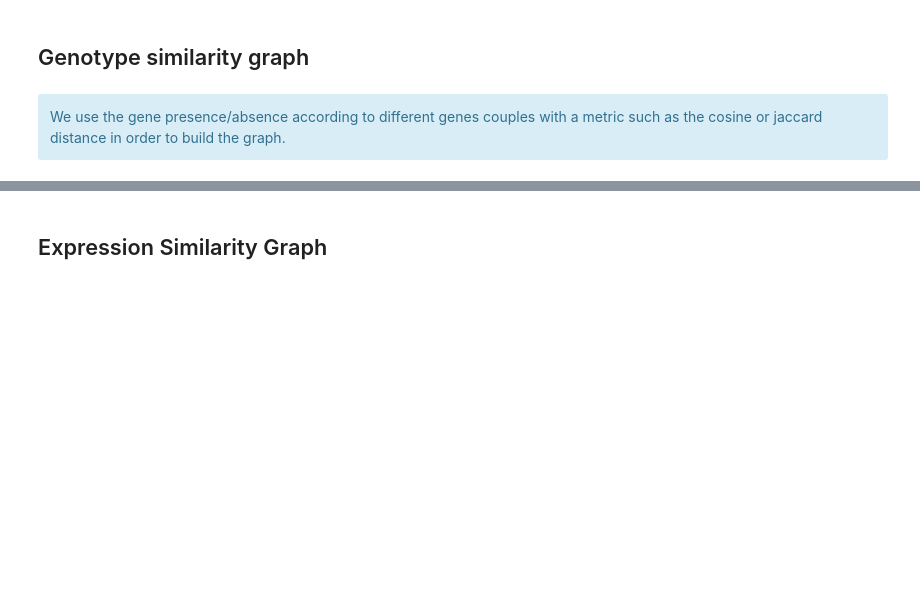
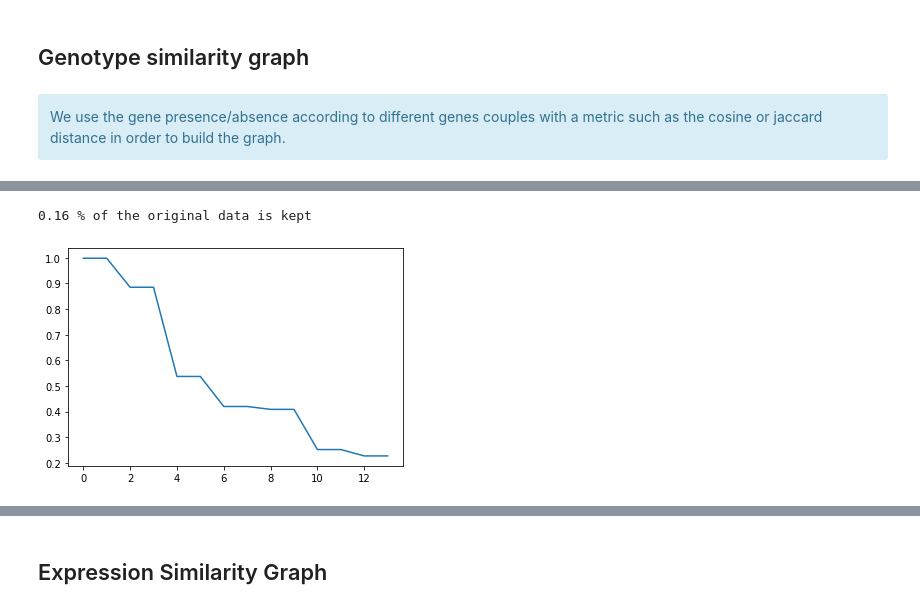
Before and after one commit to raphaelreiss/Network_tour_of_mice_genetics, a Jupyter notebook: Graph_Analysis_Mice_Genetics.ipynb, the cells around one changed output, grey strips where cells are left out. Saved outputs shown, nothing was run; the diff lists cells and outputs as text; code cells hidden in the pictures; blank space fills up the shorter version.

```diff
--- a/Graph_Analysis_Mice_Genetics.ipynb
+++ b/Graph_Analysis_Mice_Genetics.ipynb
@@ -108,0 +109,6 @@ plot_distrib(k)
+# %%
+k = epsilon_similarity_graph(genotype_df.values,sigma = 0.06,epsilon = 0.001,metric = 'hamming')
+plot_distrib(k)
+# %% [output]
+0.16 % of the original data is kept
+[figure, added]
```
Also changed, not shown: parts of 25 cells of this notebook, 1 other file.
